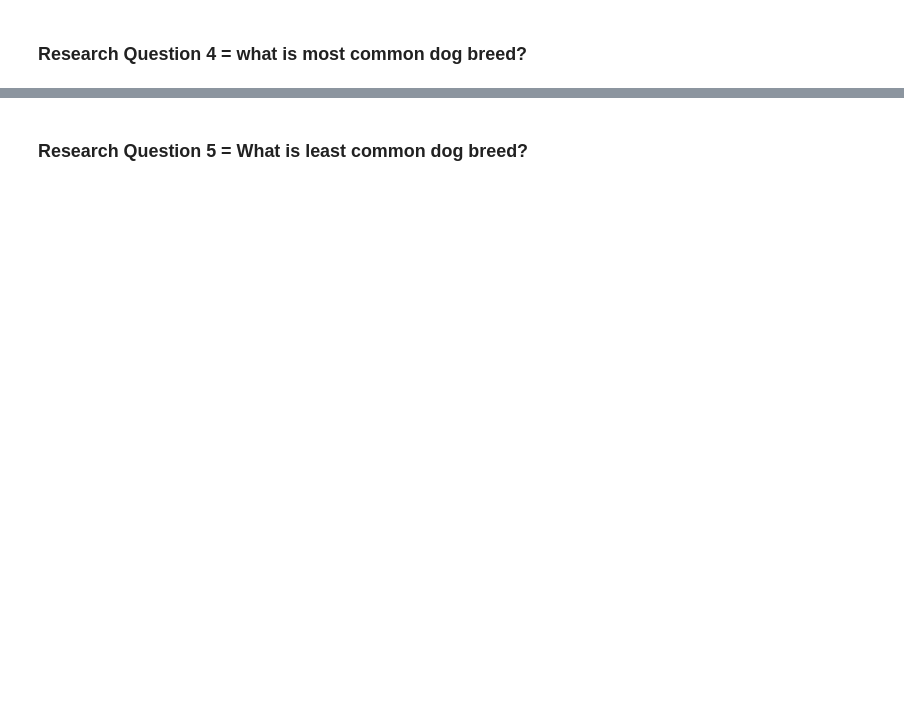
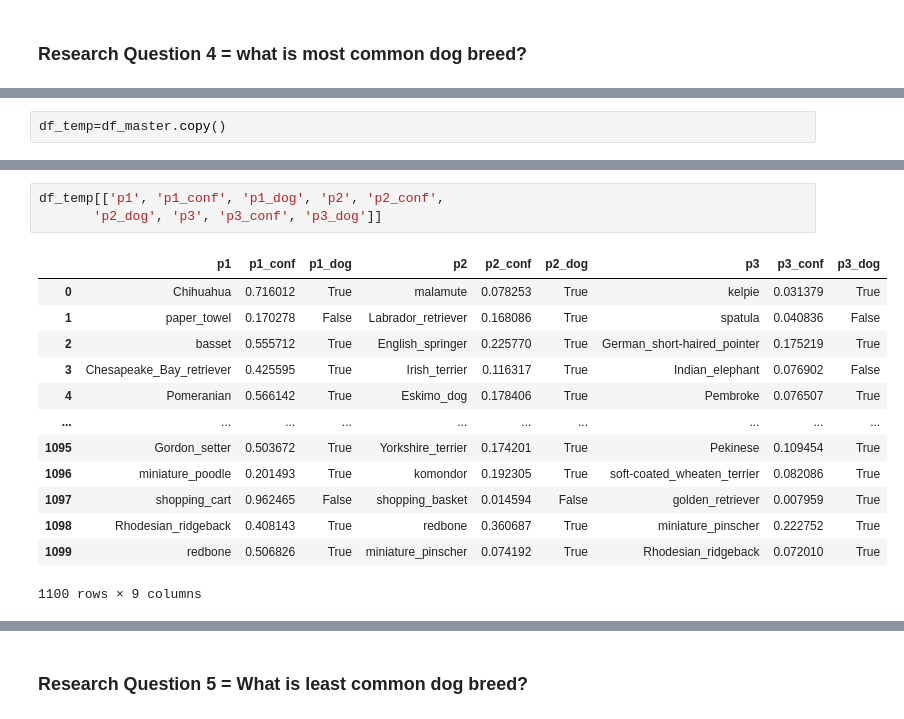
Before and after one commit to sdaphtardar/wrangle_dog_rates_data, a Jupyter notebook: data-wrangling-project.ipynb, the cells around one changed output, grey strips where cells are left out. Drawn from its saved outputs; the diff is of its cells as text; blank space fills up the shorter version.

```diff
--- a/data-wrangling-project.ipynb
+++ b/data-wrangling-project.ipynb
@@ -1266,0 +1376,2 @@ df_master.to_csv('twitter_archive_master.csv', index=False)
+# %%
+df_temp=df_master.copy()
@@ -1266,0 +1393,17 @@ df_master.to_csv('twitter_archive_master.csv', index=False)
+# %%
+df_temp[['p1', 'p1_conf', 'p1_dog', 'p2', 'p2_conf',
+       'p2_dog', 'p3', 'p3_conf', 'p3_dog']]
+# %% [output]
+|  | p1 | p1_conf | p1_dog | p2 | p2_conf | p2_dog | p3 | p3_conf | p3_dog |
+| 0 | Chihuahua | 0.716012 | True | malamute | 0.078253 | True | kelpie | 0.031379 | True |
+| 1 | paper_towel | 0.170278 | False | Labrador_retriever | 0.168086 | True | spatula | 0.040836 | False |
+| 2 | basset | 0.555712 | True | English_springer | 0.225770 | True | German_short-haired_pointer | 0.175219 | True |
+| 3 | Chesapeake_Bay_retriever | 0.425595 | True | Irish_terrier | 0.116317 | True | Indian_elephant | 0.076902 | False |
+| 4 | Pomeranian | 0.566142 | True | Eskimo_dog | 0.178406 | True | Pembroke | 0.076507 | True |
+| ... | ... | ... | ... | ... | ... | ... | ... | ... | ... |
+| 1095 | Gordon_setter | 0.503672 | True | Yorkshire_terrier | 0.174201 | True | Pekinese | 0.109454 | True |
+| 1096 | miniature_poodle | 0.201493 | True | komondor | 0.192305 | True | soft-coated_wheaten_terrier | 0.082086 | True |
+| 1097 | shopping_cart | 0.962465 | False | shopping_basket | 0.014594 | False | golden_retriever | 0.007959 | True |
+| 1098 | Rhodesian_ridgeback | 0.408143 | True | redbone | 0.360687 | True | miniature_pinscher | 0.222752 | True |
+| 1099 | redbone | 0.506826 | True | miniature_pinscher | 0.074192 | True | Rhodesian_ridgeback | 0.072010 | True |
+1100 rows × 9 columns
```
Also changed, not shown: parts of 29 cells of this notebook.
